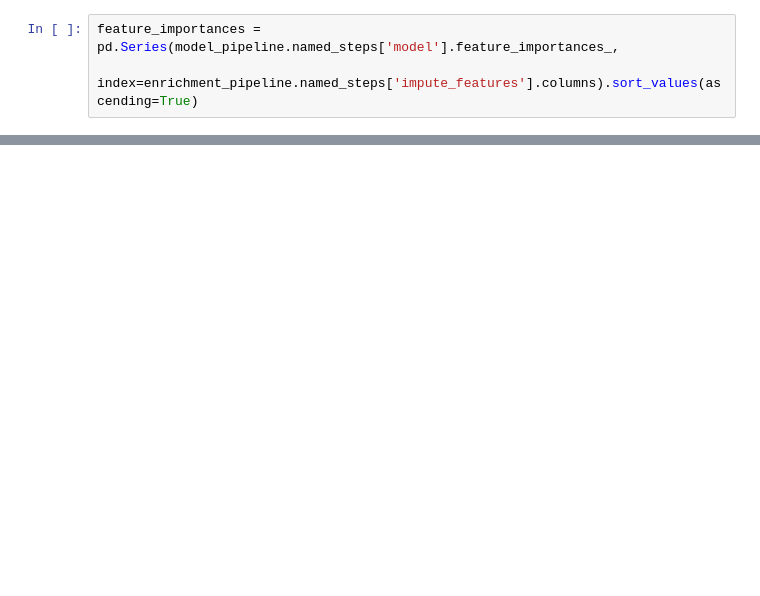
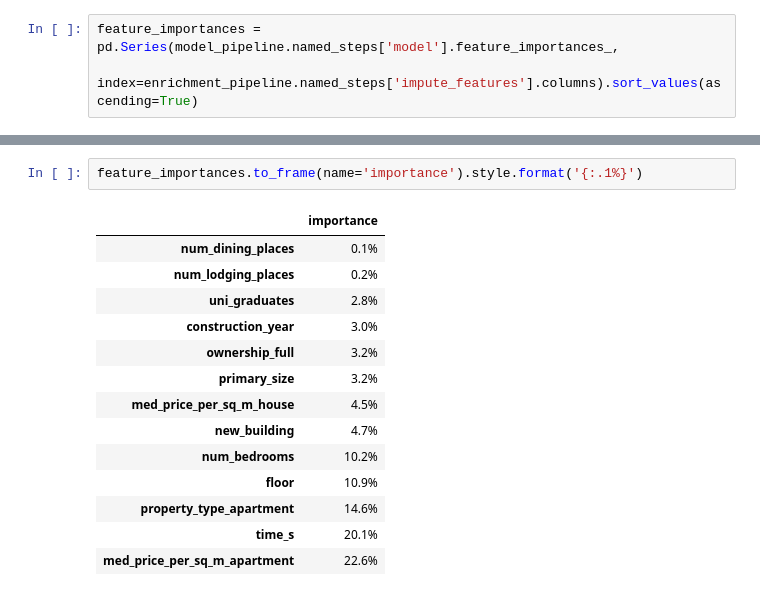
Before and after one commit to rossrco/analyses, a Jupyter notebook: home_oslo_home/training_pipeline.ipynb, the cells around one changed output, grey strips where cells are left out. Cells and saved outputs as stored; diff of their text form; blank space fills up the shorter version.

```diff
--- a/home_oslo_home/training_pipeline.ipynb
+++ b/home_oslo_home/training_pipeline.ipynb
@@ -338,0 +340,17 @@ plt.show()
+# %%
+feature_importances.to_frame(name='importance').style.format('{:.1%}')
+# %% [output]
+|  | importance |
+| num_dining_places | 0.1% |
+| num_lodging_places | 0.2% |
+| uni_graduates | 2.8% |
+| construction_year | 3.0% |
+| ownership_full | 3.2% |
+| primary_size | 3.2% |
+| med_price_per_sq_m_house | 4.5% |
+| new_building | 4.7% |
+| num_bedrooms | 10.2% |
+| floor | 10.9% |
+| property_type_apartment | 14.6% |
+| time_s | 20.1% |
+| med_price_per_sq_m_apartment | 22.6% |
```
Also changed, not shown: parts of 11 cells of this notebook.
